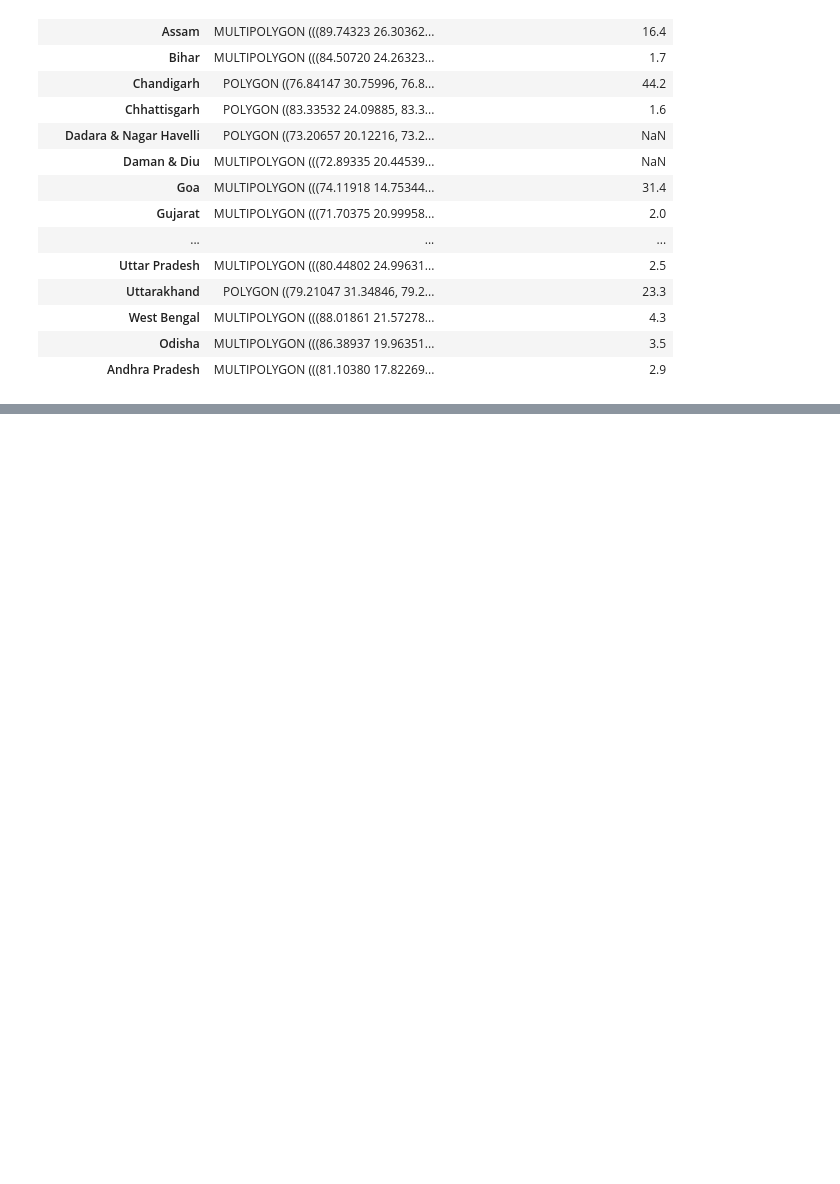
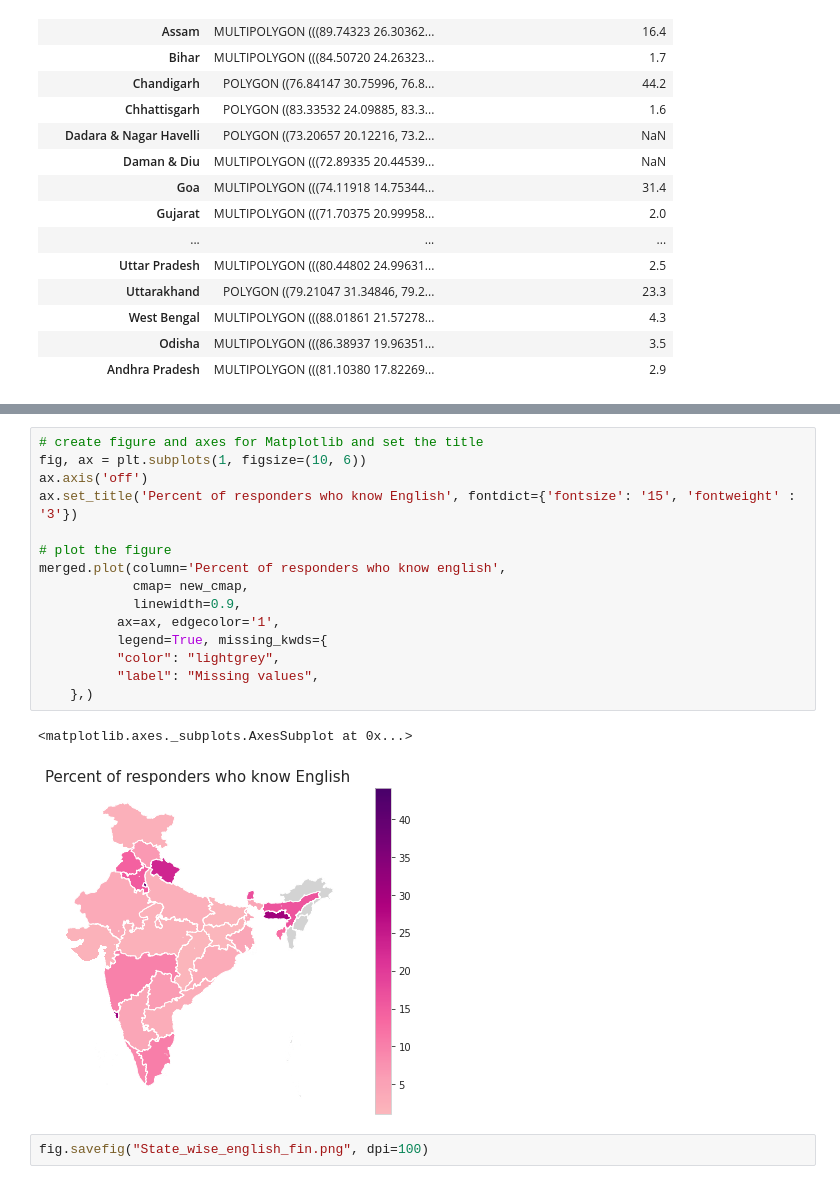
Before and after one commit to AindriyaBarua/Visualize-EnglishSpeakers-on-Choropleth-Indian-Map-with-Geopandas, a Jupyter notebook: MapVisualization.ipynb, the cells around one changed output, grey strips where cells are left out. Saved outputs shown, nothing was run; the diff lists cells and outputs as text; blank space fills up the shorter version.

```diff
--- a/MapVisualization.ipynb
+++ b/MapVisualization.ipynb
@@ -127,0 +143,20 @@ fig.savefig("State_wise_english.png", dpi=100)
+# %%
+# create figure and axes for Matplotlib and set the title
+fig, ax = plt.subplots(1, figsize=(10, 6))
+ax.axis('off')
+ax.set_title('Percent of responders who know English', fontdict={'fontsize': '15', 'fontweight' : '3'})
+
+# plot the figure
+merged.plot(column='Percent of responders who know english',
+            cmap= new_cmap,
+            linewidth=0.9,
+          ax=ax, edgecolor='1',
+          legend=True, missing_kwds={
+          "color": "lightgrey",
+          "label": "Missing values",
+    },)
+# %% [output]
+<matplotlib.axes._subplots.AxesSubplot at 0x...>
+[figure, added]
+# %%
+fig.savefig("State_wise_english_fin.png", dpi=100)
```
Also changed, not shown: parts of 10 cells of this notebook.
